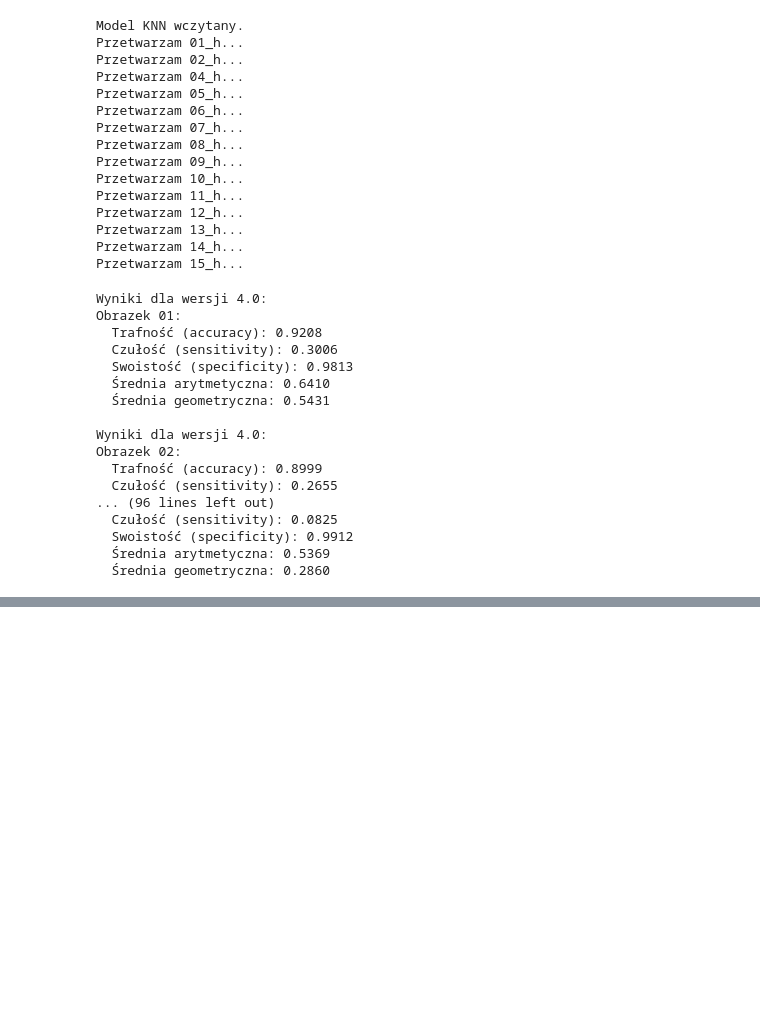
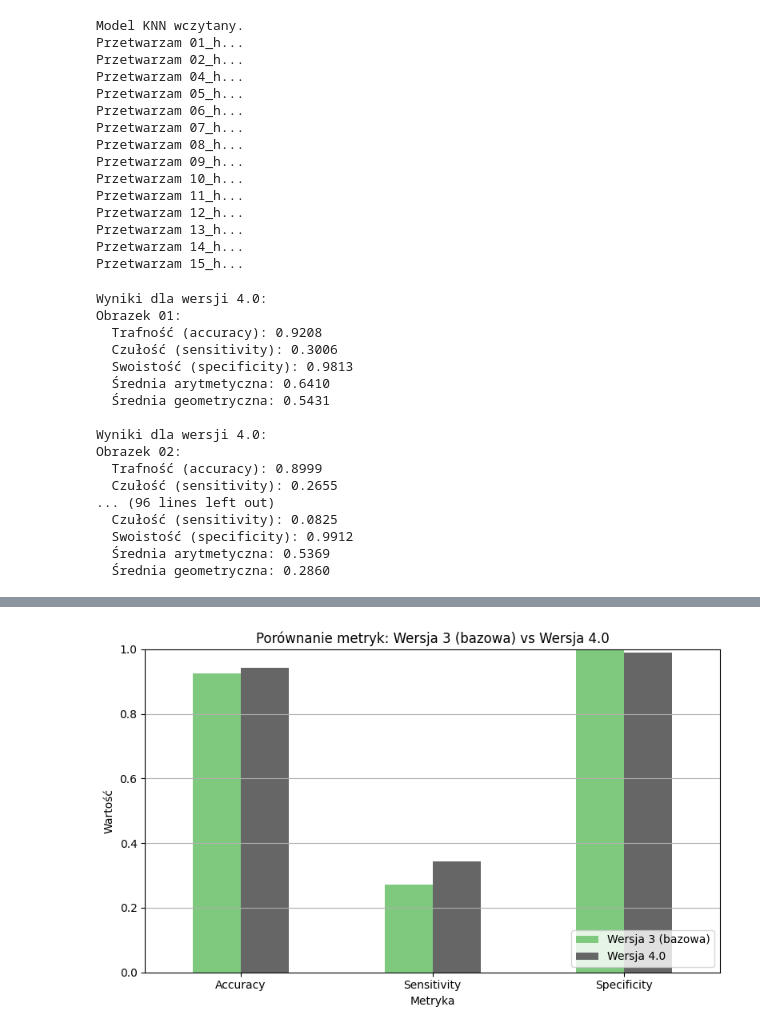
Before and after one commit to CzechowskiMateusz/RetinaVesselsDetector, a Jupyter notebook: main.ipynb, the cells around one changed output, grey strips where cells are left out. Drawn from its saved outputs; the diff is of its cells as text; code cells hidden in the pictures; blank space fills up the shorter version.

Commit message:
Data analysis

```diff
--- a/main.ipynb
+++ b/main.ipynb
@@ -219,6 +224,8 @@ specificity = TN / (TN + FP) if (TN + FP) > 0 else 0
 arithmetic_mean = (sensitivity + specificity) / 2
 geometric_mean = sqrt(sensitivity * specificity)
 
+metrics_3.append((accuracy, sensitivity, specificity))
+
 print("Macierz pomyłek (confusion matrix):")
 print(cm)
 print(f"Trafność (accuracy): {accuracy:.4f}")
@@ -384,6 +391,8 @@ arithmetic_mean = (sensitivity + specificity) / 2
 geometric_mean = sqrt(sensitivity * specificity) if sensitivity * specificity > 0 else 0
 cm = confusion_matrix(y_true, y_pred)
 
+metrics_4.append((accuracy, sensitivity, specificity))
+
 print("Macierz pomyłek (confusion matrix):")
 print(cm)
 print(f"TP: {tp}, FP: {fp}, FN: {fn}, TN: {tn}")
@@ -533,0 +556,21 @@ Obrazek 02:
+# %%
+acc_3, sens_3, spec_3 = metrics_3[0]
+acc_4, sens_4, spec_4 = metrics_4[0]
+
+df = pd.DataFrame({
+    "Metryka": ["Accuracy", "Sensitivity", "Specificity"],
+    "Wersja 3 (bazowa)": [acc_3, sens_3, spec_3],
+    "Wersja 4.0": [acc_4, sens_4, spec_4]
+})
+
+df.set_index("Metryka").plot(kind="bar", figsize=(8, 5), colormap="Accent")
+plt.title("Porównanie metryk: Wersja 3 (bazowa) vs Wersja 4.0")
+plt.ylabel("Wartość")
+plt.ylim(0, 1)
+plt.xticks(rotation=0)
+plt.grid(axis='y')
+plt.legend(loc="lower right")
+plt.tight_layout()
+plt.show()
+# %% [output]
+[figure, added]
```
Also changed, not shown: parts of 9 cells of this notebook, 3 other files.
